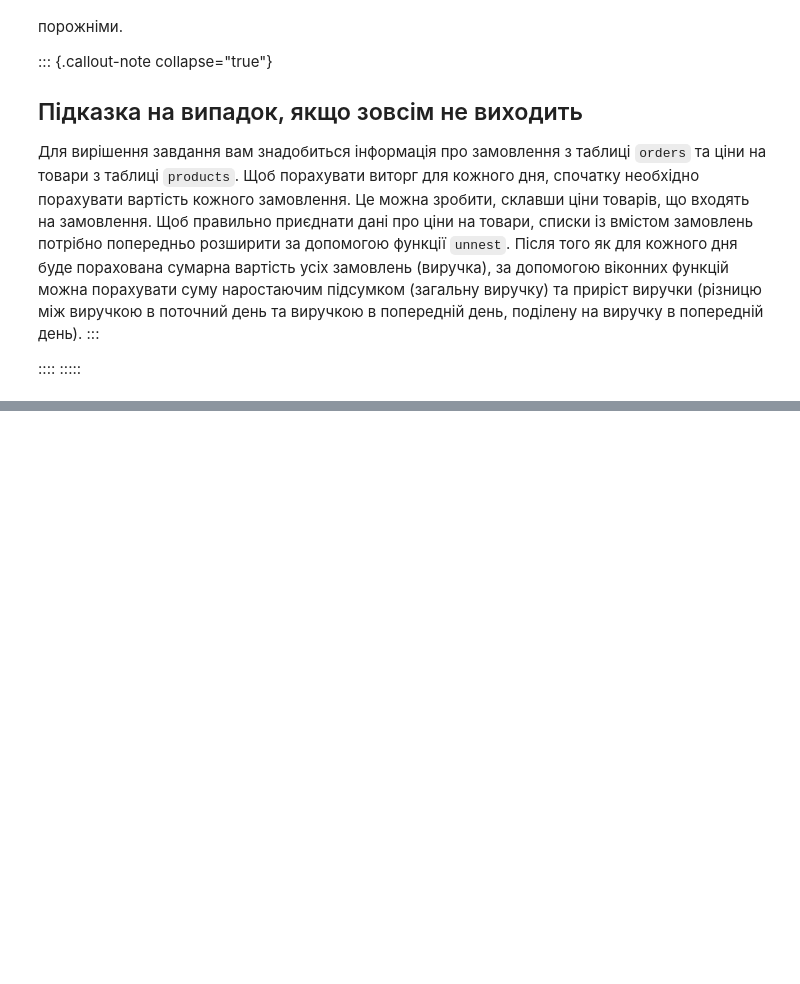
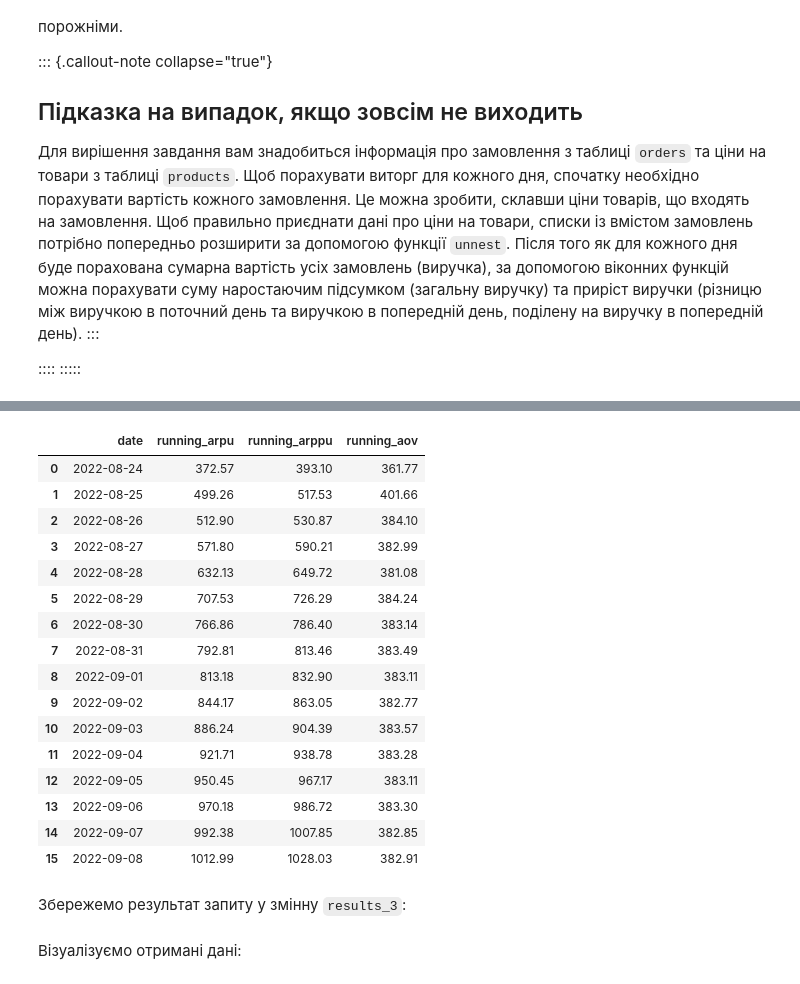
Before and after one commit to Aranaur/py4ds, a Jupyter notebook: sql_metrics.ipynb, the cells around one changed output, grey strips where cells are left out. Saved outputs shown, nothing was run; the diff lists cells and outputs as text; code cells hidden in the pictures; blank space fills up the shorter version.

```diff
--- a/sql_metrics.ipynb
+++ b/sql_metrics.ipynb
@@ -76,0 +417,78 @@ import pandas as pd
+# %%
+#| code-fold: true
+#| code-summary: "Рішення"
+
+%%sql
+SELECT date,
+        ROUND(SUM(revenue) OVER (ORDER BY date)::decimal / SUM(new_users) OVER (ORDER BY date), 2) AS running_arpu,
+        ROUND(SUM(revenue) OVER (ORDER BY date)::decimal / SUM(new_paying_users) OVER (ORDER BY date), 2) AS running_arppu,
+        ROUND(SUM(revenue) OVER (ORDER BY date)::decimal / SUM(orders) OVER (ORDER BY date), 2) AS running_aov
+    FROM (
+        SELECT creation_time::date AS date,
+                COUNT(DISTINCT order_id) AS orders,
+                SUM(price) AS revenue
+        FROM (
+            SELECT order_id,
+                creation_time,
+                UNNEST(product_ids) AS product_id
+            FROM orders
+            WHERE order_id NOT IN (SELECT order_id FROM user_actions WHERE action='cancel_order')
+            ) t1
+        LEFT JOIN products
+        USING(product_id)
+        GROUP BY date
+    ) t2
+    LEFT JOIN (
+        SELECT time::date AS date, COUNT(DISTINCT user_id) AS users
+        FROM user_actions
+        GROUP BY date
+    ) t3
+    USING (date)
+    LEFT JOIN (
+        SELECT time::date AS date, COUNT(DISTINCT user_id) AS paying_users
+        FROM user_actions
+        WHERE order_id NOT IN (SELECT order_id FROM user_actions WHERE action='cancel_order')
+        GROUP BY date
+    ) t4
+    USING (date)
+    LEFT JOIN (
+        SELECT date, COUNT(user_id) AS new_users
+        FROM (
+            SELECT user_id, MIN(time::date) AS date
+            FROM user_actions
+            GROUP BY user_id
+        ) t5
+        GROUP BY date
+    ) t6
+    USING (date)
+    LEFT JOIN (
+        SELECT date, COUNT(user_id) AS new_paying_users
+        FROM (
+            SELECT user_id, MIN(time::date) AS date
+            FROM user_actions
+            WHERE order_id NOT IN (SELECT order_id FROM user_actions WHERE action='cancel_order')
+            GROUP BY user_id
+        ) t7
+        GROUP BY date
+    ) t8
+    USING (date)
+# %% [output]
+|  | date | running_arpu | running_arppu | running_aov |
+| 0 | 2022-08-24 | 372.57 | 393.10 | 361.77 |
+| 1 | 2022-08-25 | 499.26 | 517.53 | 401.66 |
+| 2 | 2022-08-26 | 512.90 | 530.87 | 384.10 |
+| 3 | 2022-08-27 | 571.80 | 590.21 | 382.99 |
+| 4 | 2022-08-28 | 632.13 | 649.72 | 381.08 |
+| 5 | 2022-08-29 | 707.53 | 726.29 | 384.24 |
+| 6 | 2022-08-30 | 766.86 | 786.40 | 383.14 |
+| 7 | 2022-08-31 | 792.81 | 813.46 | 383.49 |
+| 8 | 2022-09-01 | 813.18 | 832.90 | 383.11 |
+| 9 | 2022-09-02 | 844.17 | 863.05 | 382.77 |
+| 10 | 2022-09-03 | 886.24 | 904.39 | 383.57 |
+| 11 | 2022-09-04 | 921.71 | 938.78 | 383.28 |
+| 12 | 2022-09-05 | 950.45 | 967.17 | 383.11 |
+| 13 | 2022-09-06 | 970.18 | 986.72 | 383.30 |
+| 14 | 2022-09-07 | 992.38 | 1007.85 | 382.85 |
+| 15 | 2022-09-08 | 1012.99 | 1028.03 | 382.91 |
+# %% [markdown]
+Збережемо результат запиту у змінну `results_3`:
@@ -76,0 +552,2 @@ import pandas as pd
+# %% [markdown]
+Візуалізуємо отримані дані:
```
Also changed, not shown: parts of 28 cells of this notebook, 2 other files.
